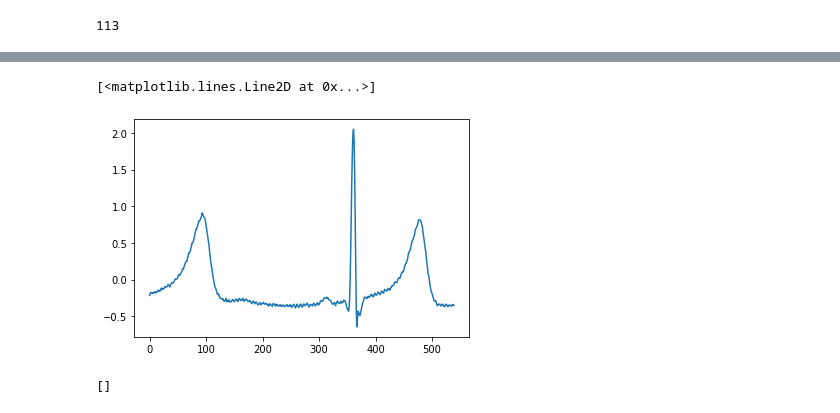
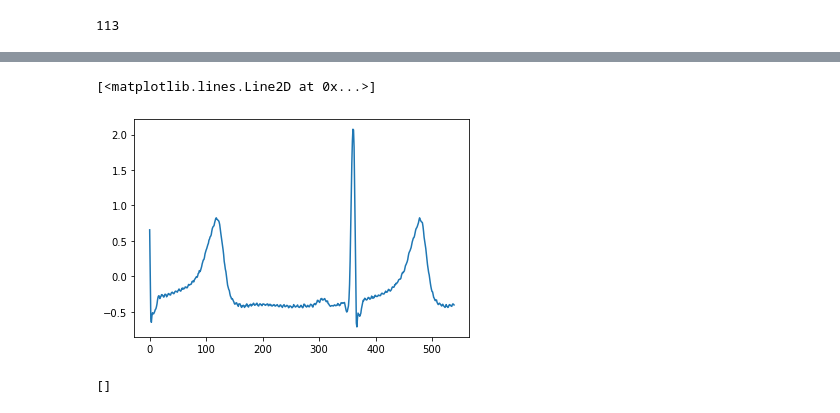
Before and after one commit to sbscsue/ecg_data_wfdb, a Jupyter notebook: use/ex/0204/checkForm.ipynb, the cells around one changed output, grey strips where cells are left out. Drawn from its saved outputs; the diff is of its cells as text; code cells hidden in the pictures.

```diff
--- a/use/ex/0204/checkForm.ipynb
+++ b/use/ex/0204/checkForm.ipynb
@@ -38,10 +38,10 @@ ecg.seg[0]
         -0.31 , -0.29 , -0.275, -0.29 ]),
  'annotation': 'N'}
 # %%
-plt.plot(ecg.seg[600]['record'])
+plt.plot(ecg.seg[800]['record'])
 # %% [output]
 [<matplotlib.lines.Line2D at 0x...>]
-[figure, old version]
+[figure, new version]
 # %%
 indexV = []
 for i in range(len(ecg.seg)):
```
Also changed, not shown: 39 other files.
